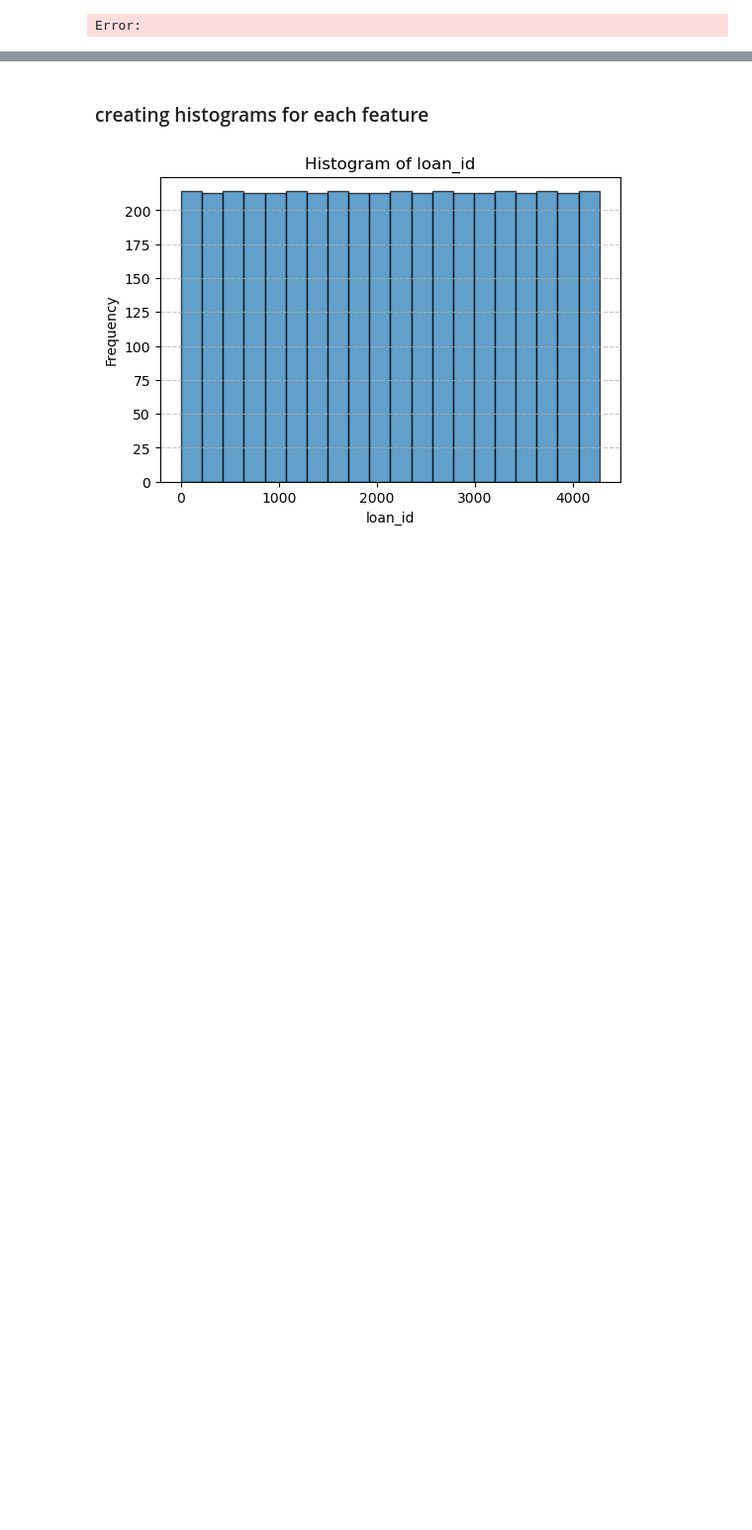
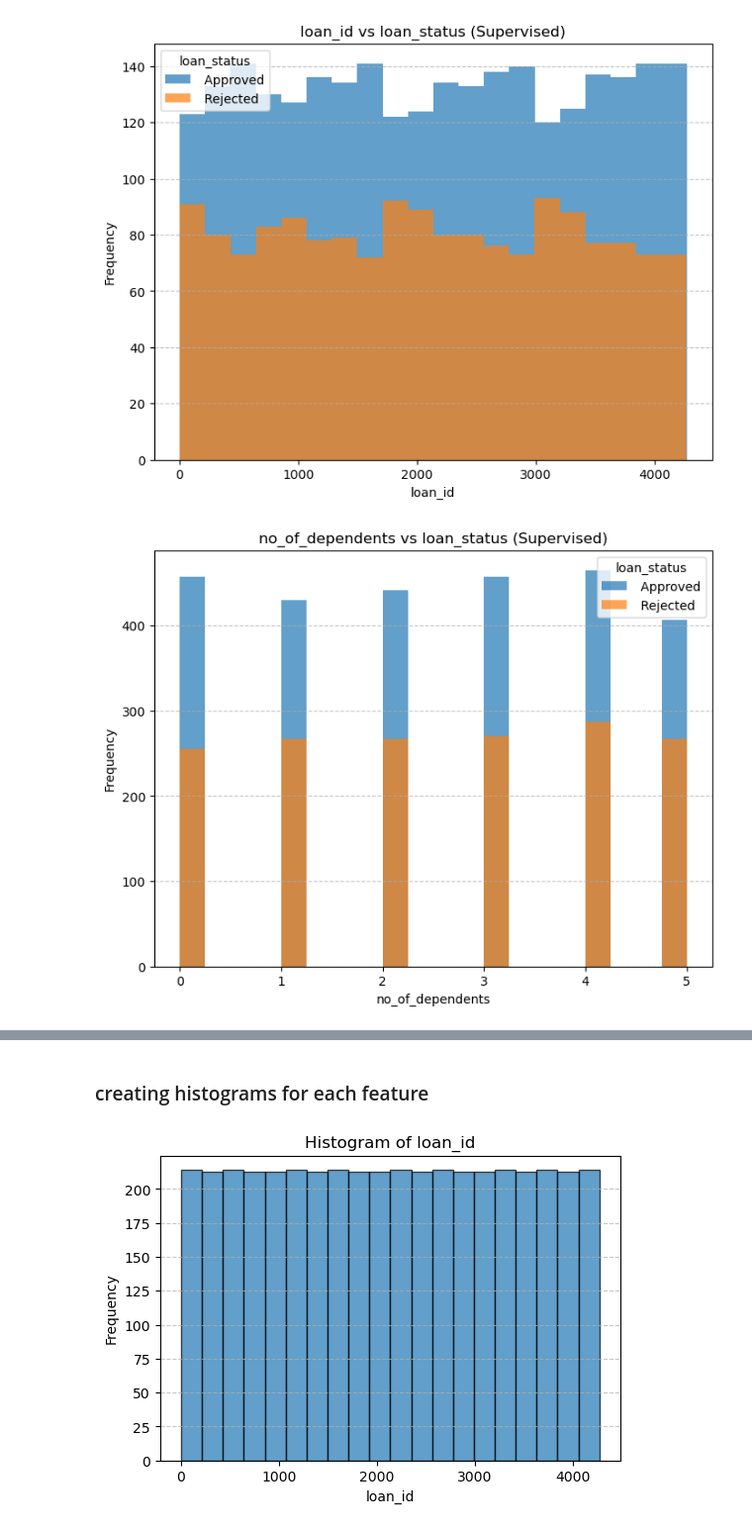
Before and after one commit to ivanivanmontes/ML-project, a Jupyter notebook: unsupervised_analysis.ipynb, the cells around one changed output, grey strips where cells are left out. Shown at 99% size. Drawn from its saved outputs; the diff is of its cells as text; code cells hidden in the pictures; blank space fills up the shorter version.

```diff
--- a/unsupervised_analysis.ipynb
+++ b/unsupervised_analysis.ipynb
@@ -8,27 +6,27 @@ Error:
 # %%
 # Reload the dataset
-file_path = '/mnt/data/loan_approval_dataset.csv'
-data = pd.read_csv(file_path)
+data = pd.read_csv("loan_approval_dataset.csv")
 
 # Clean column names by stripping leading/trailing spaces
 data.columns = data.columns.str.strip()
 
 # Identify numerical features and the target variable
 target_column = 'loan_status'
 numerical_features = data.select_dtypes(include=[np.number])
 unique_targets = data[target_column].unique()
 
 # Plot features vs target variable (supervised analysis)
 for column in numerical_features.columns:
     plt.figure(figsize=(8, 6))
     for target in unique_targets:
         subset = data[data[target_column] == target]
         plt.hist(subset[column], bins=20, alpha=0.7, label=f'{target}')
     plt.title(f"{column} vs {target_column} (Supervised)")
     plt.xlabel(column)
     plt.ylabel("Frequency")
     plt.legend(title=target_column)
     plt.grid(axis='y', linestyle='--', alpha=0.7)
     plt.show()
 # %% [output]
-Error:
+[figure, added]
+[figure, added]
```
Also changed, not shown: parts of 3 cells of this notebook, 2 other files.
